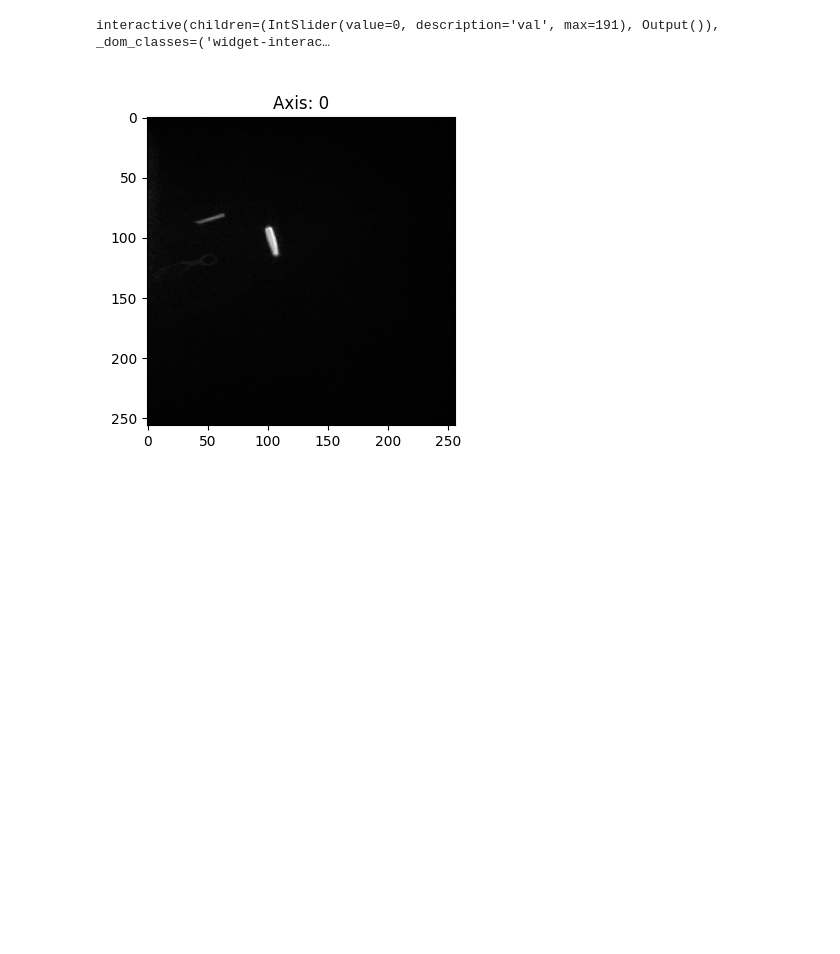
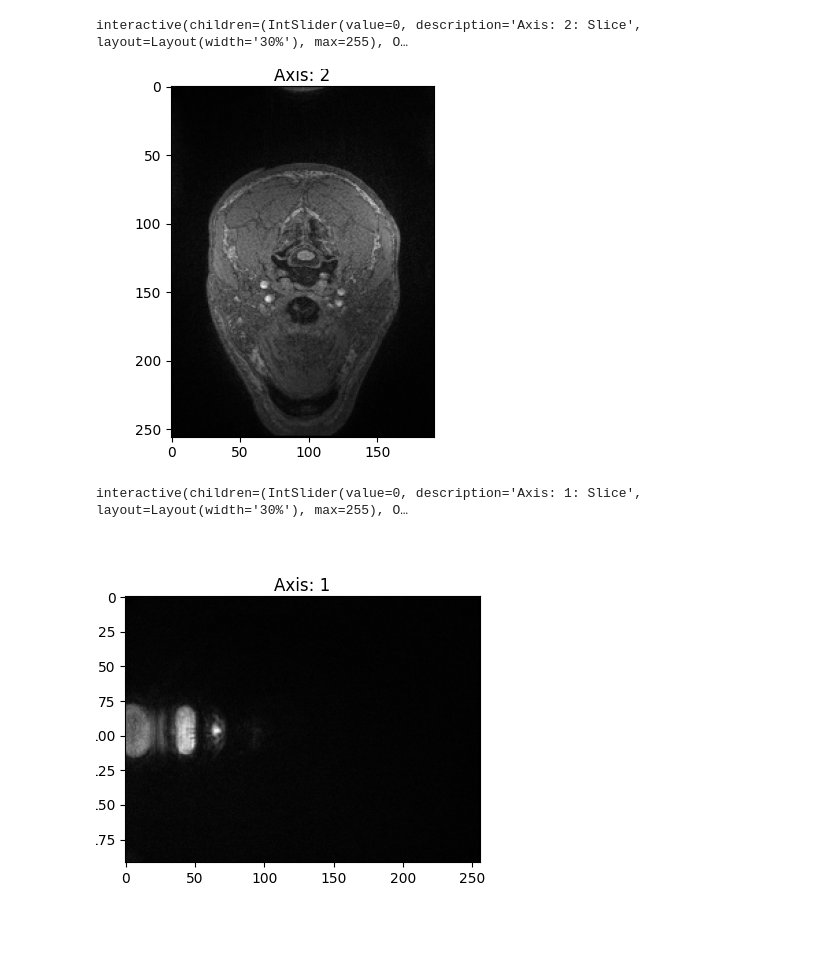
Before and after one commit to MatthewLeeCode/RadVis, a Jupyter notebook: examples/scrub_through_images.ipynb, the cells around one changed output. Cells and saved outputs as stored; diff of their text form; code cells hidden in the pictures; blank space fills up the shorter version.

Commit message:
Updated example for 'RadSlicer'

```diff
--- a/examples/scrub_through_images.ipynb
+++ b/examples/scrub_through_images.ipynb
@@ -10,8 +10,12 @@ IMAGE_PATH = "images/test_nifti.nii.gz"
 # %%
 image = rv.load_image(IMAGE_PATH)
 # %%
-slicer = rv.RadSlicer(image)
+slicer = rv.RadSlicer(image, 2)
+slicer2 = rv.RadSlicer(image, 1)
 slicer.display()
+slicer2.display()
 # %% [output]
-interactive(children=(IntSlider(value=0, description='val', max=191), Output()), _dom_classes=('widget-interac…
+interactive(children=(IntSlider(value=0, description='Axis: 2: Slice', layout=Layout(width='30%'), max=255), O…
-[figure, old version]
+[figure, new version]
+interactive(children=(IntSlider(value=0, description='Axis: 1: Slice', layout=Layout(width='30%'), max=255), O…
+[figure, added]
```
